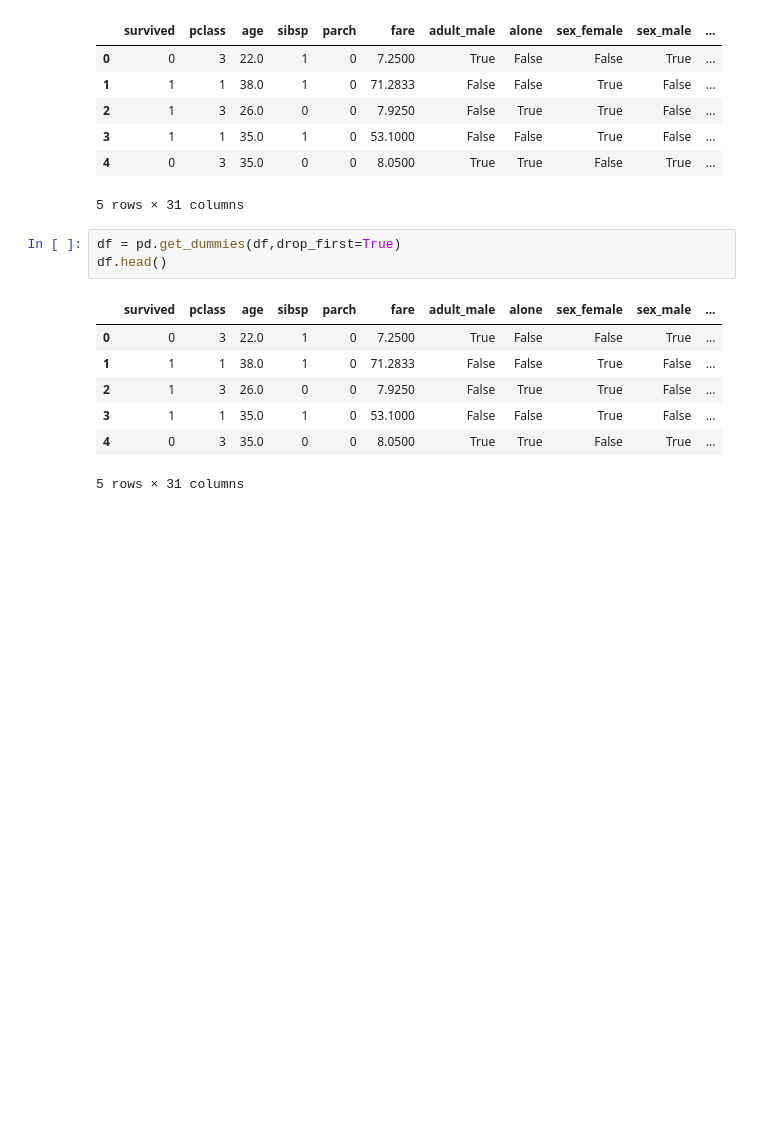
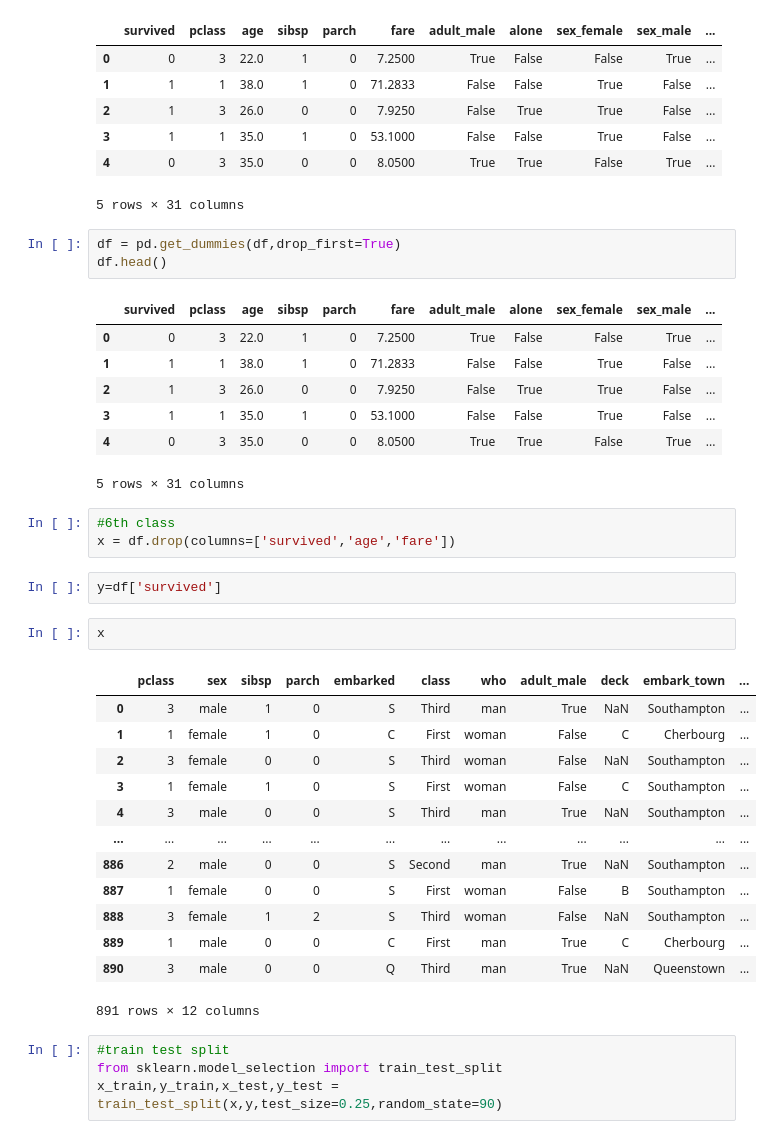
Before and after one commit to muhammadnadeemjahangir-beep/Machine-Learning, a Jupyter notebook: Machine_Leraning_Class.ipynb, the cells around one changed output. Drawn from its saved outputs; the diff is of its cells as text; blank space fills up the shorter version.

```diff
--- a/Machine_Leraning_Class.ipynb
+++ b/Machine_Leraning_Class.ipynb
@@ -472,3 +472,28 @@ df.head()
 | 3 | 1 | 1 | 35.0 | 1 | 0 | 53.1000 | False | False | True | False | ... |
 | 4 | 0 | 3 | 35.0 | 0 | 0 | 8.0500 | True | True | False | True | ... |
 5 rows × 31 columns
+# %%
+#6th class
+x = df.drop(columns=['survived','age','fare'])
+# %%
+y=df['survived']
+# %%
+x
+# %% [output]
+|  | pclass | sex | sibsp | parch | embarked | class | who | adult_male | deck | embark_town | ... |
+| 0 | 3 | male | 1 | 0 | S | Third | man | True | NaN | Southampton | ... |
+| 1 | 1 | female | 1 | 0 | C | First | woman | False | C | Cherbourg | ... |
+| 2 | 3 | female | 0 | 0 | S | Third | woman | False | NaN | Southampton | ... |
+| 3 | 1 | female | 1 | 0 | S | First | woman | False | C | Southampton | ... |
+| 4 | 3 | male | 0 | 0 | S | Third | man | True | NaN | Southampton | ... |
+| ... | ... | ... | ... | ... | ... | ... | ... | ... | ... | ... | ... |
+| 886 | 2 | male | 0 | 0 | S | Second | man | True | NaN | Southampton | ... |
+| 887 | 1 | female | 0 | 0 | S | First | woman | False | B | Southampton | ... |
+| 888 | 3 | female | 1 | 2 | S | Third | woman | False | NaN | Southampton | ... |
+| 889 | 1 | male | 0 | 0 | C | First | man | True | C | Cherbourg | ... |
+| 890 | 3 | male | 0 | 0 | Q | Third | man | True | NaN | Queenstown | ... |
+891 rows × 12 columns
+# %%
+#train test split
+from sklearn.model_selection import train_test_split
+x_train,y_train,x_test,y_test = train_test_split(x,y,test_size=0.25,random_state=90)
```
Also changed, not shown: parts of 8 cells of this notebook.
